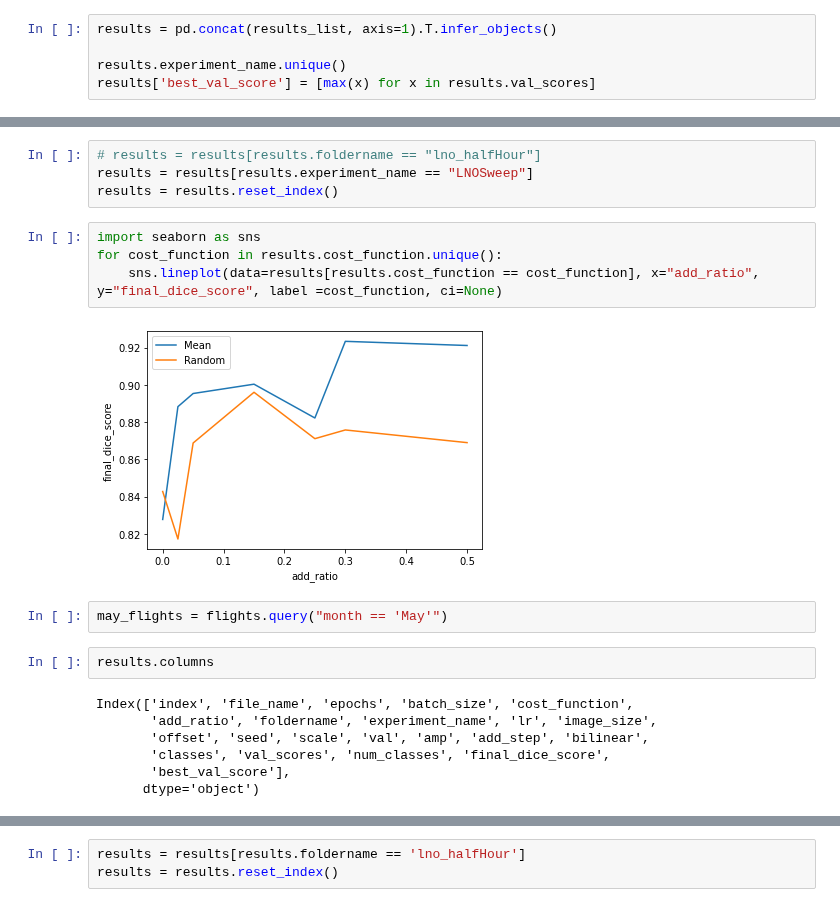
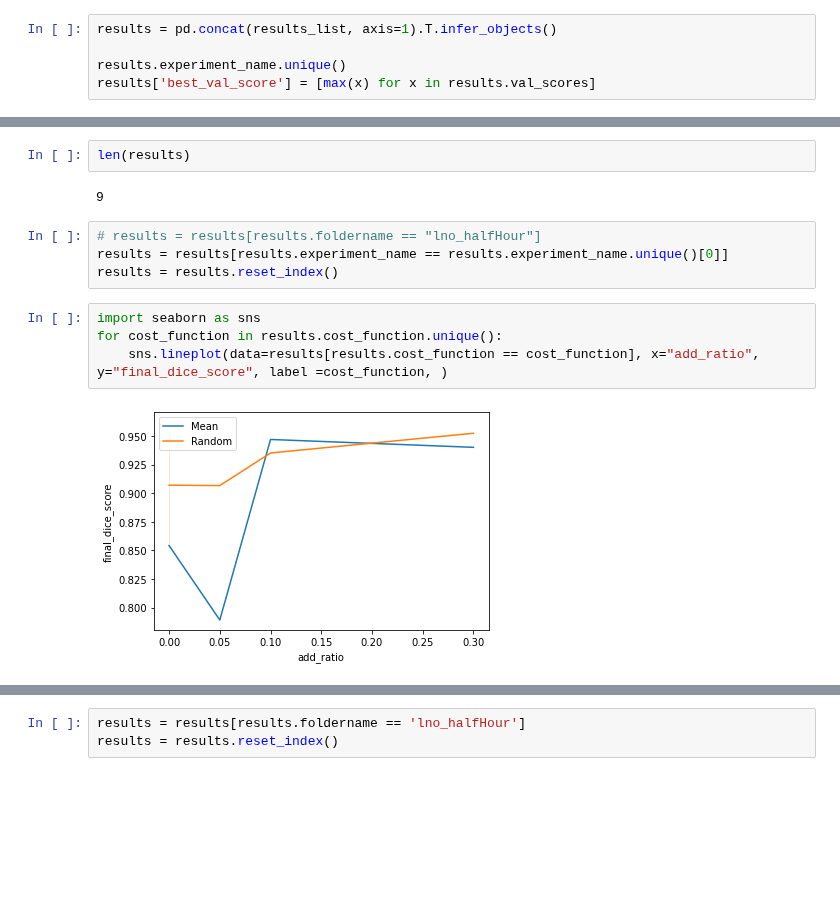
Before and after one commit to laura-rieger/segmenter, a Jupyter notebook: notebooks/Results.ipynb, the cells around one changed output, grey strips where cells are left out. Saved outputs shown, nothing was run; the diff lists cells and outputs as text; blank space fills up the shorter version.

```diff
--- a/notebooks/Results.ipynb
+++ b/notebooks/Results.ipynb
@@ -59,24 +55,17 @@ array(['LNOSweep', 'LNOComparison', 'LNOFullyAnnotated'], dtype=object)
+# %%
+len(results)
+# %% [output]
+9
 # %%
 # results = results[results.foldername == "lno_halfHour"]
-results = results[results.experiment_name == "LNOSweep"]
+results = results[results.experiment_name == results.experiment_name.unique()[0]]
 results = results.reset_index()
 # %%
 import seaborn as sns
 for cost_function in results.cost_function.unique():
-    sns.lineplot(data=results[results.cost_function == cost_function], x="add_ratio", y="final_dice_score", label =cost_function, ci=None)
+    sns.lineplot(data=results[results.cost_function == cost_function], x="add_ratio", y="final_dice_score", label =cost_function, )
 # %% [output]
-[figure, old version]
+[figure, new version]
-# %%
-may_flights = flights.query("month == 'May'")
-# %%
-results.columns
-# %% [output]
-Index(['index', 'file_name', 'epochs', 'batch_size', 'cost_function',
-       'add_ratio', 'foldername', 'experiment_name', 'lr', 'image_size',
-       'offset', 'seed', 'scale', 'val', 'amp', 'add_step', 'bilinear',
-       'classes', 'val_scores', 'num_classes', 'final_dice_score',
-       'best_val_score'],
-      dtype='object')
 # %%
 results[['foldername',  'final_dice_score','cost_function', 'add_ratio',]].groupby(['cost_function','foldername','add_ratio' ]).mean()
 # %% [output]
```
Also changed, not shown: parts of 17 cells of this notebook, 5 other files.
